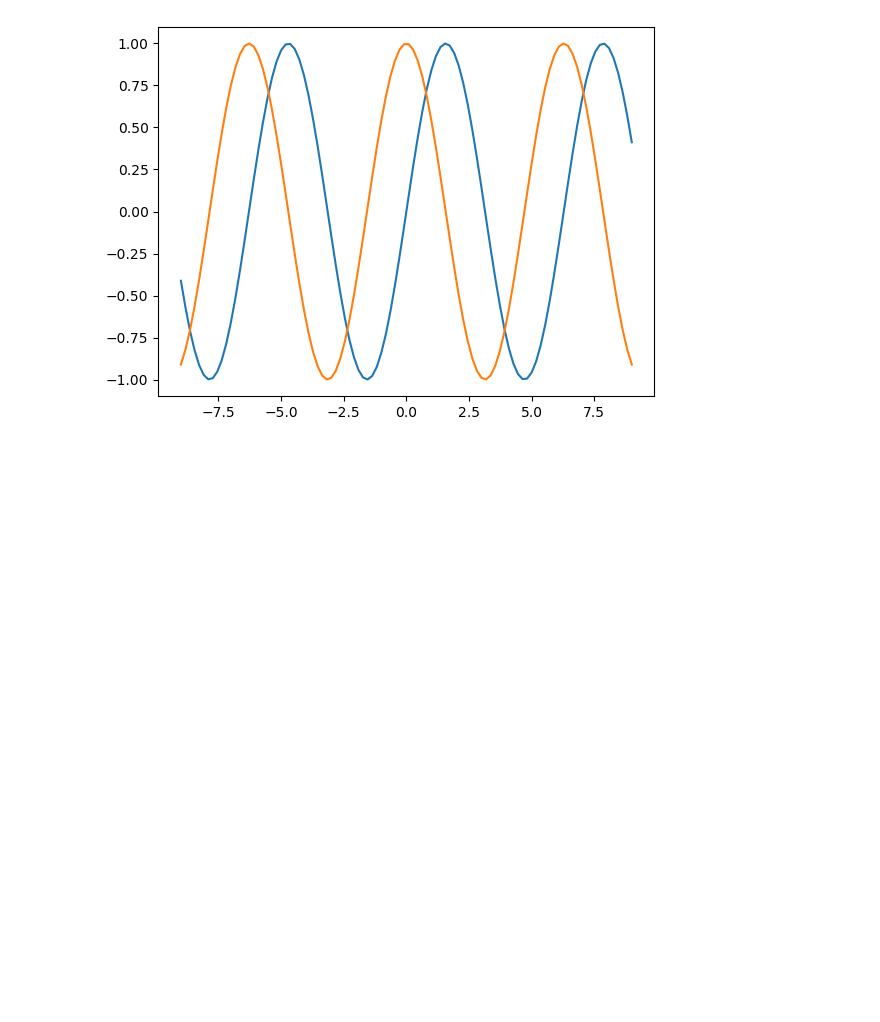
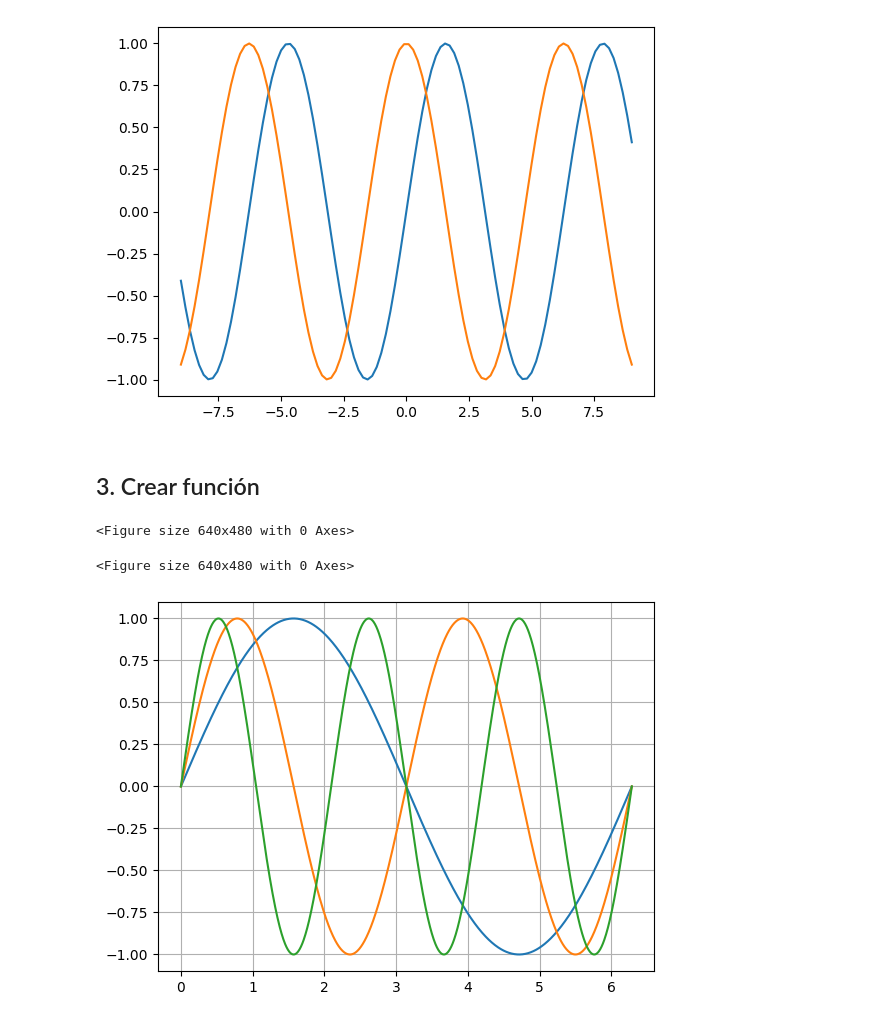
Before and after one commit to alanalmaraz/T02, a Jupyter notebook: T02 Dominio.ipynb, the cells around one changed output. Saved outputs shown, nothing was run; the diff lists cells and outputs as text; code cells hidden in the pictures; blank space fills up the shorter version.

```diff
--- a/T02 Dominio.ipynb
+++ b/T02 Dominio.ipynb
@@ -158,9 +168,40 @@ plt.plot(x,y,x2,y2)
  <matplotlib.lines.Line2D at 0x...>]
 <Figure size 640x480 with 0 Axes>
 [figure]
-# %%
-import matplotlib.pyplot as plt
-import numpy as np
-
-def f(x)
-    return np.sin(alpha
+# %% [markdown]
+## 3. Crear función
+# %%
+import math as m
+import matplotlib.pyplot as plt
+import numpy as np
+
+def f(x):
+    return np.sin(a*x)
+a = 1
+
+x = np.linspace(0,2*m.pi,1000)
+y = f(x)
+plt.figure()
+
+def g(x):
+    return np.sin(a*x)
+a = 2
+
+x2 = np.linspace(0,2*m.pi,1000)
+y2 = f(x)
+plt.figure()
+
+
+def z(x):
+    return np.sin(a*x)
+a = 3
+
+x3 = np.linspace(0,2*m.pi,1000)
+y3 = f(x)
+plt.figure()
+plt.plot(x, y, x2, y2, x3, y3)
+plt.grid()
+# %% [output]
+<Figure size 640x480 with 0 Axes>
+<Figure size 640x480 with 0 Axes>
+[figure, added]
```
Also changed, not shown: parts of 2 cells of this notebook.
